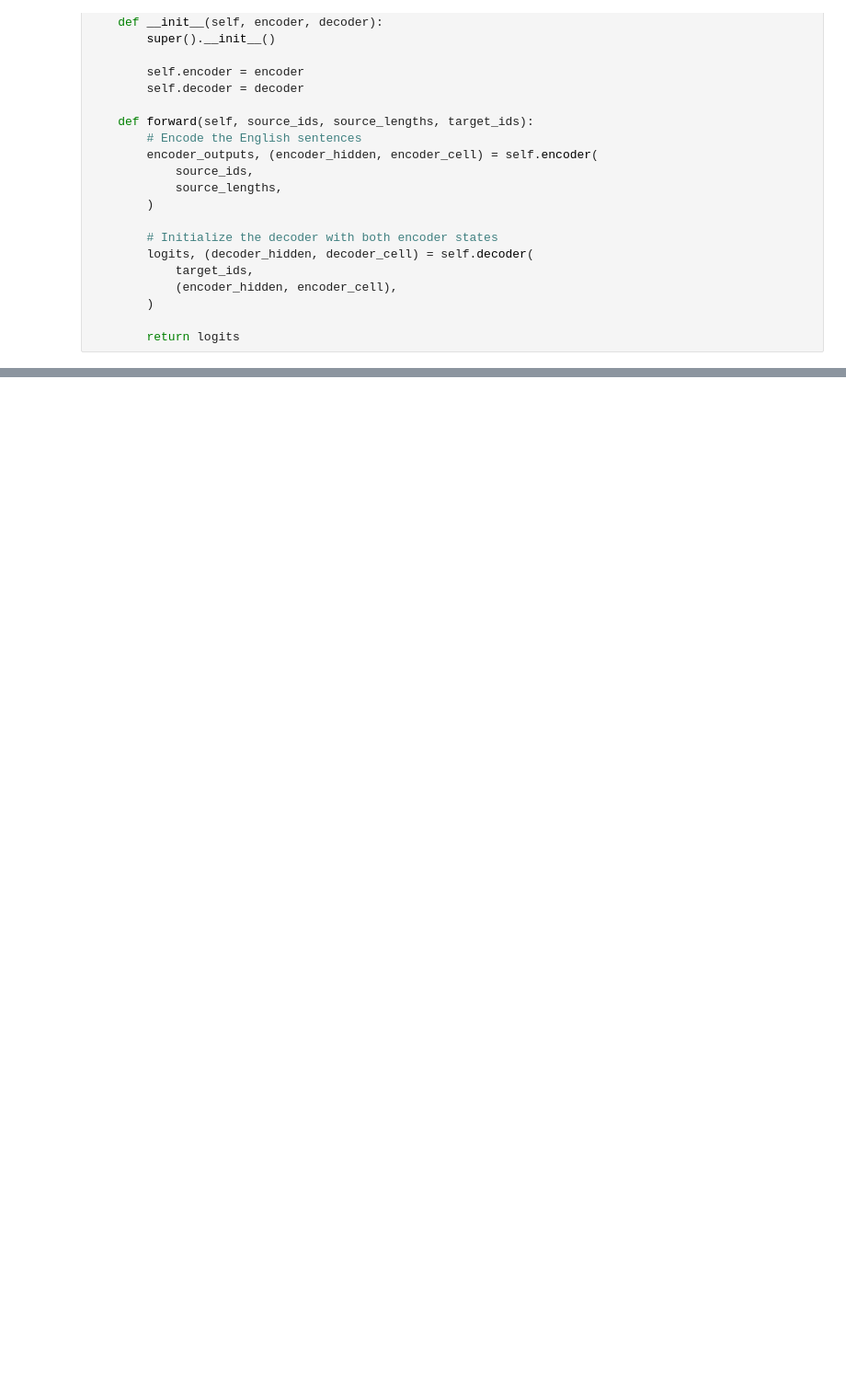
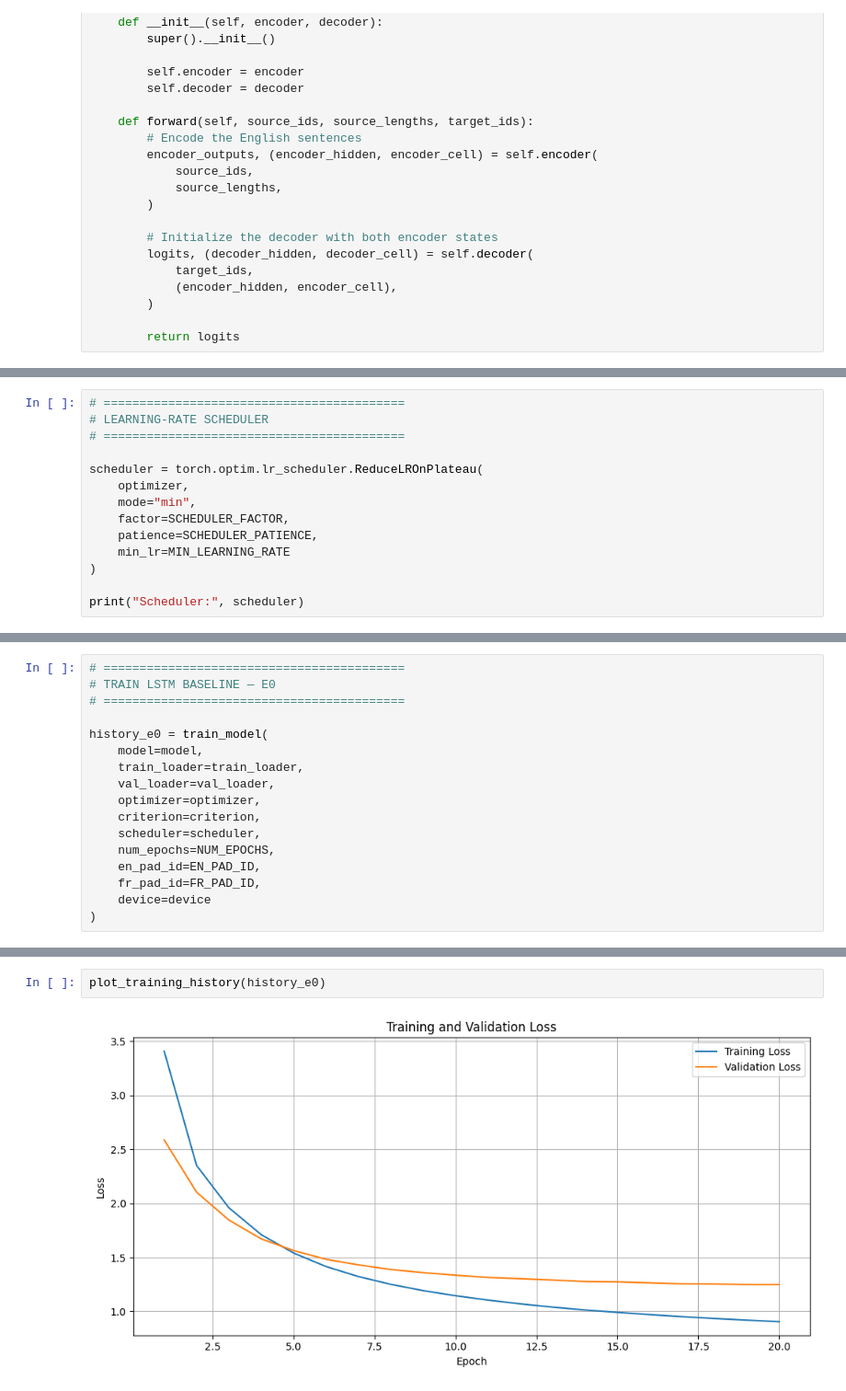
Before and after one commit to davidmba819/english-french-machine-translation, a Jupyter notebook: notebooks/03_lstm_translation.ipynb, the cells around one changed output, grey strips where cells are left out. Shown at 92% size. Saved outputs shown, nothing was run; the diff lists cells and outputs as text; blank space fills up the shorter version.

Commit message:
Complete LSTM translation experiments

```diff
--- a/notebooks/03_lstm_translation.ipynb
+++ b/notebooks/03_lstm_translation.ipynb
@@ -343,0 +574,14 @@ class Seq2Seq(nn.Module):
+# %%
+# ==========================================
+# LEARNING-RATE SCHEDULER
+# ==========================================
+
+scheduler = torch.optim.lr_scheduler.ReduceLROnPlateau(
+    optimizer,
+    mode="min",
+    factor=SCHEDULER_FACTOR,
+    patience=SCHEDULER_PATIENCE,
+    min_lr=MIN_LEARNING_RATE
+)
+
+print("Scheduler:", scheduler)
@@ -343,0 +633,17 @@ class Seq2Seq(nn.Module):
+# %%
+# ==========================================
+# TRAIN LSTM BASELINE — E0
+# ==========================================
+
+history_e0 = train_model(
+    model=model,
+    train_loader=train_loader,
+    val_loader=val_loader,
+    optimizer=optimizer,
+    criterion=criterion,
+    scheduler=scheduler,
+    num_epochs=NUM_EPOCHS,
+    en_pad_id=EN_PAD_ID,
+    fr_pad_id=FR_PAD_ID,
+    device=device
+)
@@ -343,0 +671,4 @@ class Seq2Seq(nn.Module):
+# %%
+plot_training_history(history_e0)
+# %% [output]
+[figure, added]
```
Also changed, not shown: parts of 28 cells of this notebook.
